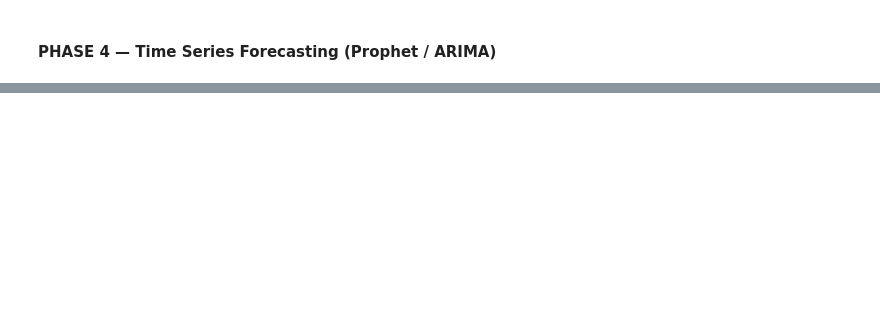
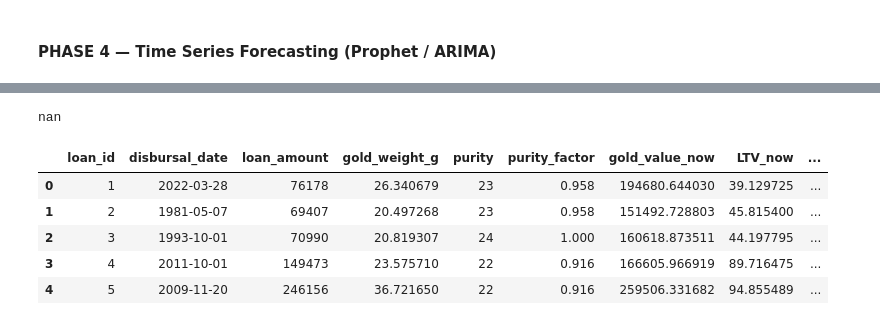
Before and after one commit to Ritesh-456/gold-price-ltv-analysis, a Jupyter notebook: gold_ltv_analysis.ipynb, the cells around one changed output, grey strips where cells are left out. Drawn from its saved outputs; the diff is of its cells as text; code cells hidden in the pictures; blank space fills up the shorter version.

```diff
--- a/gold_ltv_analysis.ipynb
+++ b/gold_ltv_analysis.ipynb
@@ -231,0 +395,5 @@ plt.show()
+# %%
+current_price_10g = ts["Gold_Price"].iloc[-1]
+current_price_per_g = current_price_10g / 10
+
+current_price_per_g
@@ -231,0 +415,27 @@ plt.show()
+# %%
+forecast = pd.read_csv("gold_price_forecast_90d.csv", parse_dates=["Date"])
+forecast = forecast.rename(columns={"Forecast": "forecast_price_10g"})
+
+# Convert forecast to per gram
+forecast["forecast_price_g"] = forecast["forecast_price_10g"] / 10
+
+forecast.head()
+
+#Picking forecast day 30 (1 month later) for risk modeling:
+forecast_day30_price_g = forecast["forecast_price_g"].iloc[29]  # day 30
+forecast_day30_price_g
+# %% [output]
+nan
+# %%
+loan_df["gold_value_forecast"] = loan_df["gold_weight_g"] * loan_df["purity_factor"] * forecast_day30_price_g
+
+loan_df["LTV_forecast"] = (loan_df["loan_amount"] / loan_df["gold_value_forecast"]) * 100
+
+loan_df.head()
+# %% [output]
+|  | loan_id | disbursal_date | loan_amount | gold_weight_g | purity | purity_factor | gold_value_now | LTV_now | ... |
+| 0 | 1 | 2022-03-28 | 76178 | 26.340679 | 23 | 0.958 | 194680.644030 | 39.129725 | ... |
+| 1 | 2 | 1981-05-07 | 69407 | 20.497268 | 23 | 0.958 | 151492.728803 | 45.815400 | ... |
+| 2 | 3 | 1993-10-01 | 70990 | 20.819307 | 24 | 1.000 | 160618.873511 | 44.197795 | ... |
+| 3 | 4 | 2011-10-01 | 149473 | 23.575710 | 22 | 0.916 | 166605.966919 | 89.716475 | ... |
+| 4 | 5 | 2009-11-20 | 246156 | 36.721650 | 22 | 0.916 | 259506.331682 | 94.855489 | ... |
```
Also changed, not shown: parts of 15 cells of this notebook, 5 other files.
